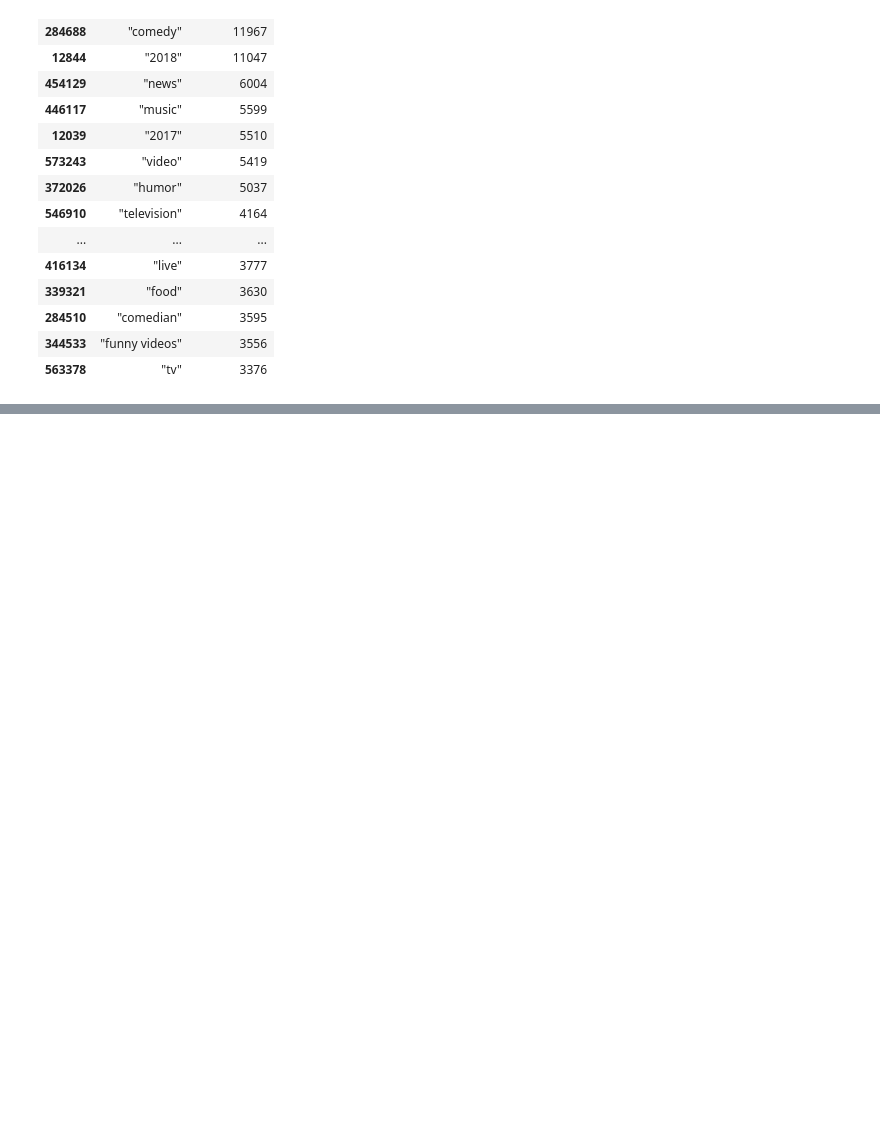
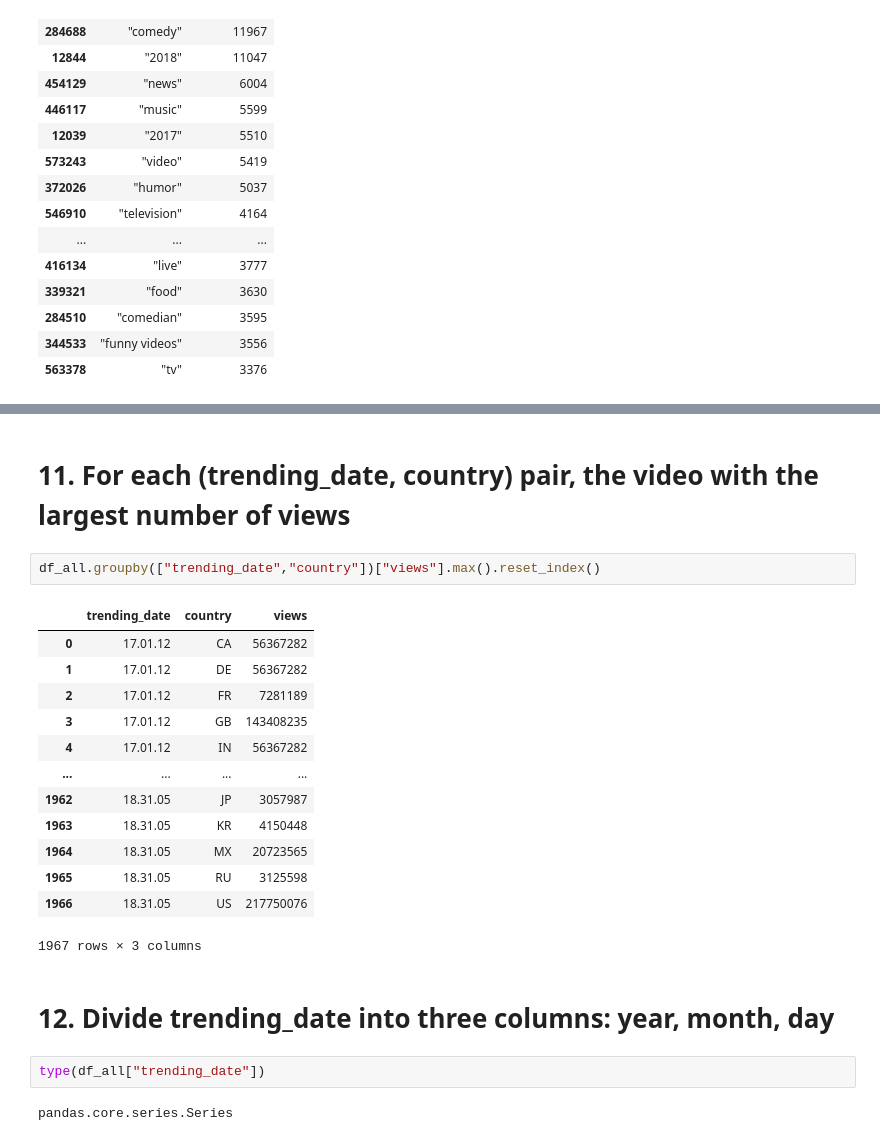
Before and after one commit to KevinDex3/Foundations-ComputerScience-Project, a Jupyter notebook: TrendingYoutube.ipynb, the cells around one changed output, grey strips where cells are left out. Saved outputs shown, nothing was run; the diff lists cells and outputs as text; blank space fills up the shorter version.

```diff
--- a/TrendingYoutube.ipynb
+++ b/TrendingYoutube.ipynb
@@ -365,0 +385,24 @@ tag_counts.sort_values("num_videos", ascending=False).head(20)
+# %% [markdown]
+# 11. For each (trending_date, country) pair, the video with the largest number of views
+# %%
+df_all.groupby(["trending_date","country"])["views"].max().reset_index()
+# %% [output]
+|  | trending_date | country | views |
+| 0 | 17.01.12 | CA | 56367282 |
+| 1 | 17.01.12 | DE | 56367282 |
+| 2 | 17.01.12 | FR | 7281189 |
+| 3 | 17.01.12 | GB | 143408235 |
+| 4 | 17.01.12 | IN | 56367282 |
+| ... | ... | ... | ... |
+| 1962 | 18.31.05 | JP | 3057987 |
+| 1963 | 18.31.05 | KR | 4150448 |
+| 1964 | 18.31.05 | MX | 20723565 |
+| 1965 | 18.31.05 | RU | 3125598 |
+| 1966 | 18.31.05 | US | 217750076 |
+1967 rows × 3 columns
+# %% [markdown]
+# 12. Divide trending_date into three columns: year, month, day
+# %%
+type(df_all["trending_date"])
+# %% [output]
+pandas.core.series.Series
```
Also changed, not shown: parts of 6 cells of this notebook.
